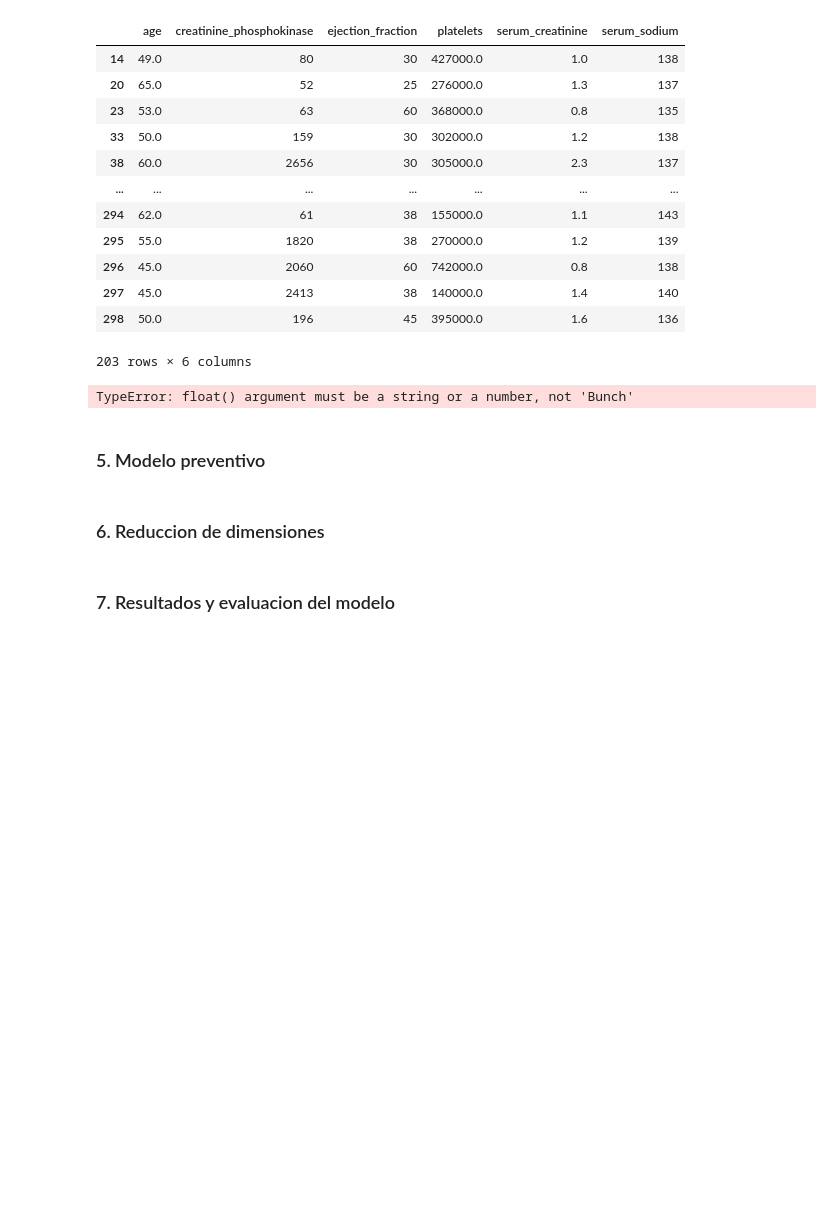
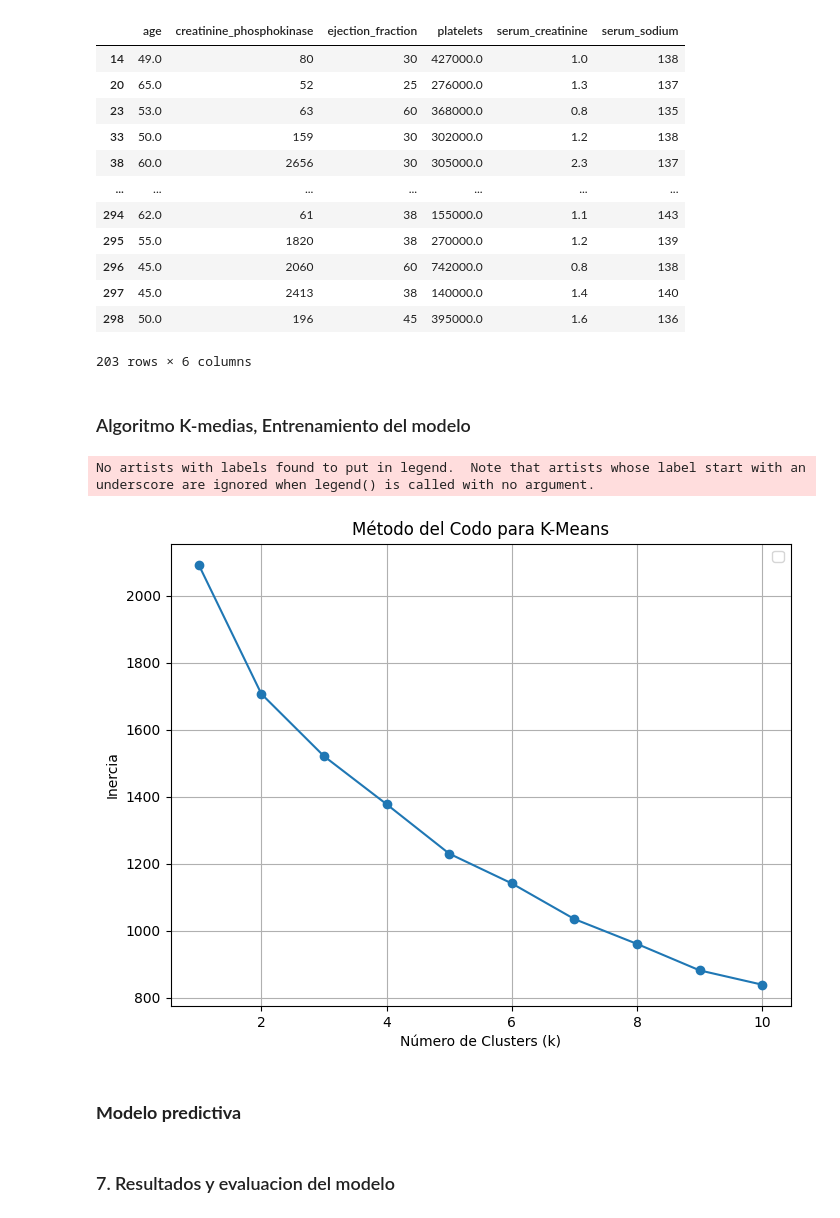
Before and after one commit to 2jcortesj2/Estadistica1, a Jupyter notebook: TrabajoFinal.ipynb, the cells around one changed output. Cells and saved outputs as stored; diff of their text form; code cells hidden in the pictures; blank space fills up the shorter version.

```diff
--- a/TrabajoFinal.ipynb
+++ b/TrabajoFinal.ipynb
@@ -73,17 +92,35 @@ alive_heart_df
 | 298 | 50.0 | 196 | 45 | 395000.0 | 1.6 | 136 |
 203 rows × 6 columns
 # %%
+# Hay que normalizar los datos para que tengan una escala en comun
 # scale
 scaled_1 = scale(heart_df) # Z-score
 
 # MinMaxScaler
 scaler = MinMaxScaler()
-scaled_2 = scaler.fit_transform(iris)
+scaled_2 = scaler.fit_transform(heart_df)
-# %% [output]
-TypeError: float() argument must be a string or a number, not 'Bunch'
+# %% [markdown]
+### Algoritmo K-medias, Entrenamiento del modelo
+# %%
+inertia = []
+for k in range(1, 11):
+    kmeans = KMeans(n_clusters=k)
+    kmeans.fit(scaled_1)
+    inertia.append(kmeans.inertia_)
+
+plt.figure(figsize=(8, 6))
+plt.plot(range(1, 11), inertia, marker='o')
+plt.xlabel('Número de Clusters (k)')
+plt.ylabel('Inercia')
+plt.title('Método del Codo para K-Means')
+
+plt.grid()
+plt.legend()
+plt.show()
+# %% [output]
+No artists with labels found to put in legend.  Note that artists whose label start with an underscore are ignored when legend() is called with no argument.
+[figure, added]
 # %% [markdown]
-### 5. Modelo preventivo
+### **Modelo predictiva**
-# %% [markdown]
-### 6. Reduccion de dimensiones
 # %% [markdown]
 ### 7. Resultados y evaluacion del modelo
```
Also changed, not shown: parts of 12 cells of this notebook, 1 other file.
